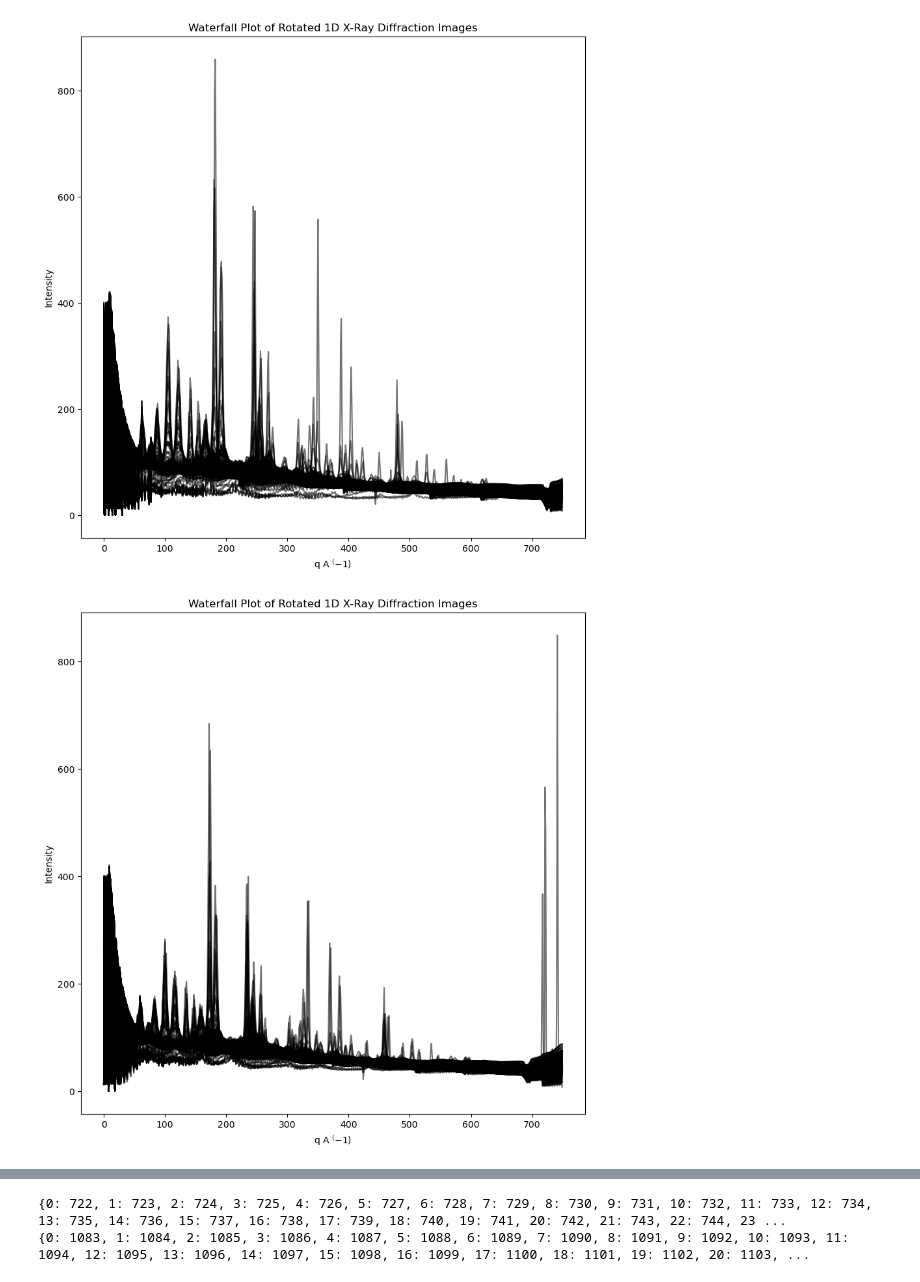
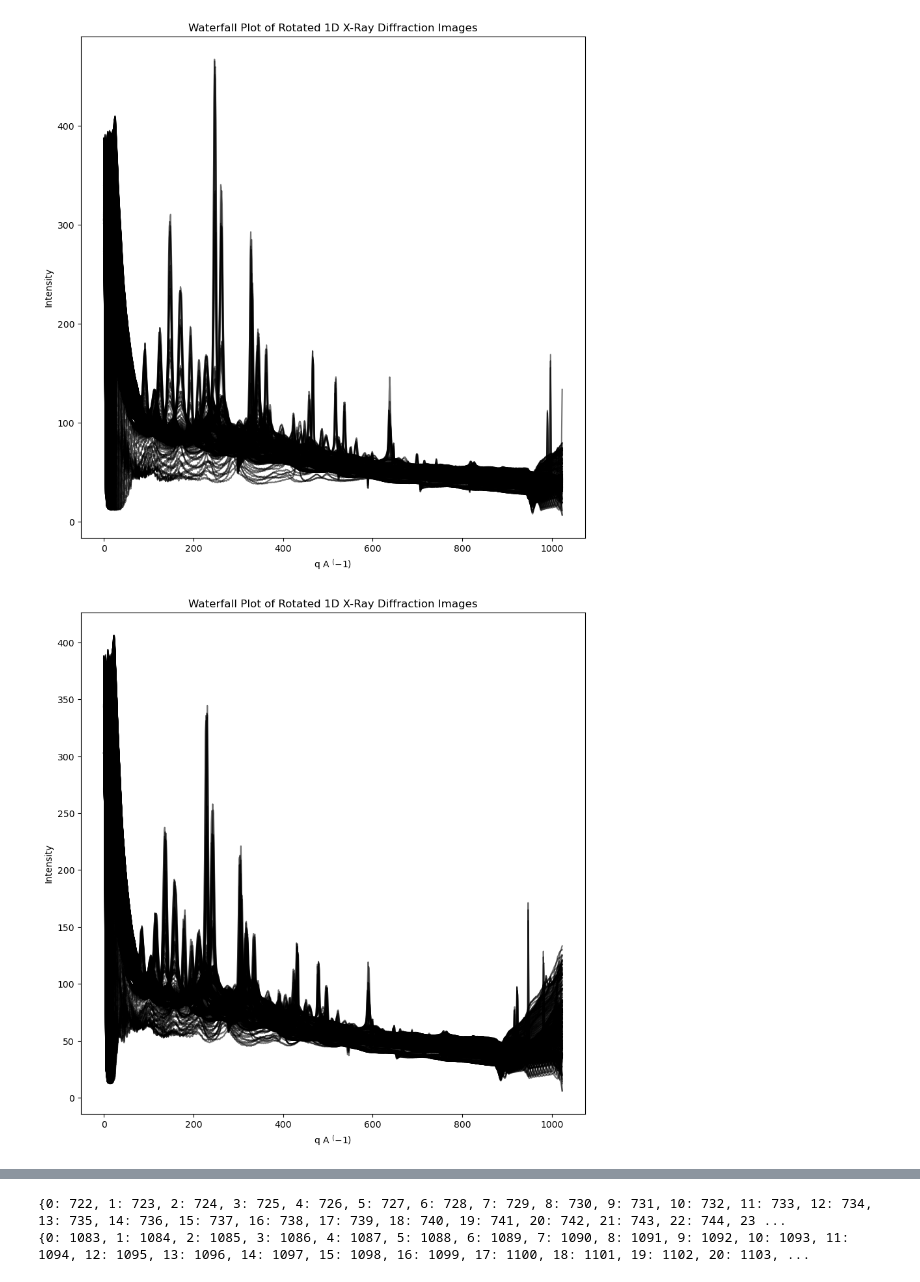
Before and after one commit to dnalverson/IsoDAT2D, a Jupyter notebook: iso_run_for_paper_edits_real_data.ipynb, the cells around one changed output, grey strips where cells are left out. Saved outputs shown, nothing was run; the diff lists cells and outputs as text; code cells hidden in the pictures.

```diff
--- a/iso_run_for_paper_edits_real_data.ipynb
+++ b/iso_run_for_paper_edits_real_data.ipynb
@@ -81,0 +53,3 @@ plt.show()
+# %%
+q, thin_film = sim.integrate_image(image, .4, .122e-10, resolution = 1024, show = True, poni = my_poni)
+q, substrate_im = sim.integrate_image(image4, .4, .122e-10, resolution = 1024,  show = True, poni = my_poni)
@@ -82,7 +251,7 @@ plt.show()
 # %%
-array, ai_pe = masking.make_chi_array(image_rotated , .4, .5e-10)
-masks = make_masks(array, [1,2,3], offset = 9, width = .5, gits = True)
-masks_v2 = make_masks(array, [1,2], offset = 70, width = 3, gits = True)
+array, ai_pe = masking.make_chi_array(thin_film , .4, .4e-10)
+masks = make_masks(array, [1,2,3], offset = 9, width = 3, gits = True)
+masks_v2 = make_masks(array, [1,2], offset = 70, width = 5, gits = True)
 mask_one = masks[0]
 mask_two = masks[1]
 mask_three = masks[2]
@@ -121,7 +283,7 @@ my_poni = 'Ni_calib_20210711-135644_f555fb_0001.poni'
 # %%
-rotated_data = iso.rotate_integrate_image_gpu(image_rotated , 1, .4, .122e-10, resolution = 750, mask = mask_one, poni = my_poni)
-rotated_data_v2 = iso.rotate_integrate_image_gpu(image_rotated , 1, .4, .122e-10, resolution = 750, mask = mask_two, poni = my_poni)
-rotated_data_v3 = iso.rotate_integrate_image_gpu(image_rotated , 1, .4, .122e-10, resolution = 750, mask = mask_three, poni = my_poni)
-rotated_data_v4 = iso.rotate_integrate_image_gpu(image_rotated , 1, .4, .122e-10, resolution = 750, mask = mask_four, poni = my_poni)
-rotated_data_v5 = iso.rotate_integrate_image_gpu(image_rotated , 1, .4, .122e-10, resolution = 750, mask = mask_five, poni = my_poni)
+rotated_data = iso.rotate_integrate_image_gpu(image, 1, .4, .4e-10, resolution = 1024, mask = mask_one, poni=my_poni)
+rotated_data_v2 = iso.rotate_integrate_image_gpu(image , 1, .4, .4e-10, resolution = 1024, mask = mask_two, poni=my_poni)
+rotated_data_v3 = iso.rotate_integrate_image_gpu(image , 1, .4, .4e-10, resolution = 1024, mask = mask_three, poni=my_poni)
+rotated_data_v4 = iso.rotate_integrate_image_gpu(image , 1, .4, .4e-10, resolution = 1024, mask = mask_four, poni=my_poni)
+rotated_data_v5 = iso.rotate_integrate_image_gpu(image, 1, .4, .4e-10, resolution = 1024, mask = mask_five, poni=my_poni)
 # %% [output]
@@ -129,2 +291,2 @@ rotated_data_v5 = iso.rotate_integrate_image_gpu(image_rotated , 1, .4, .122e-10
-[figure, old version]
+[figure, new version]
-[figure, old version]
+[figure, new version]
```
Also changed, not shown: parts of 38 cells of this notebook.
